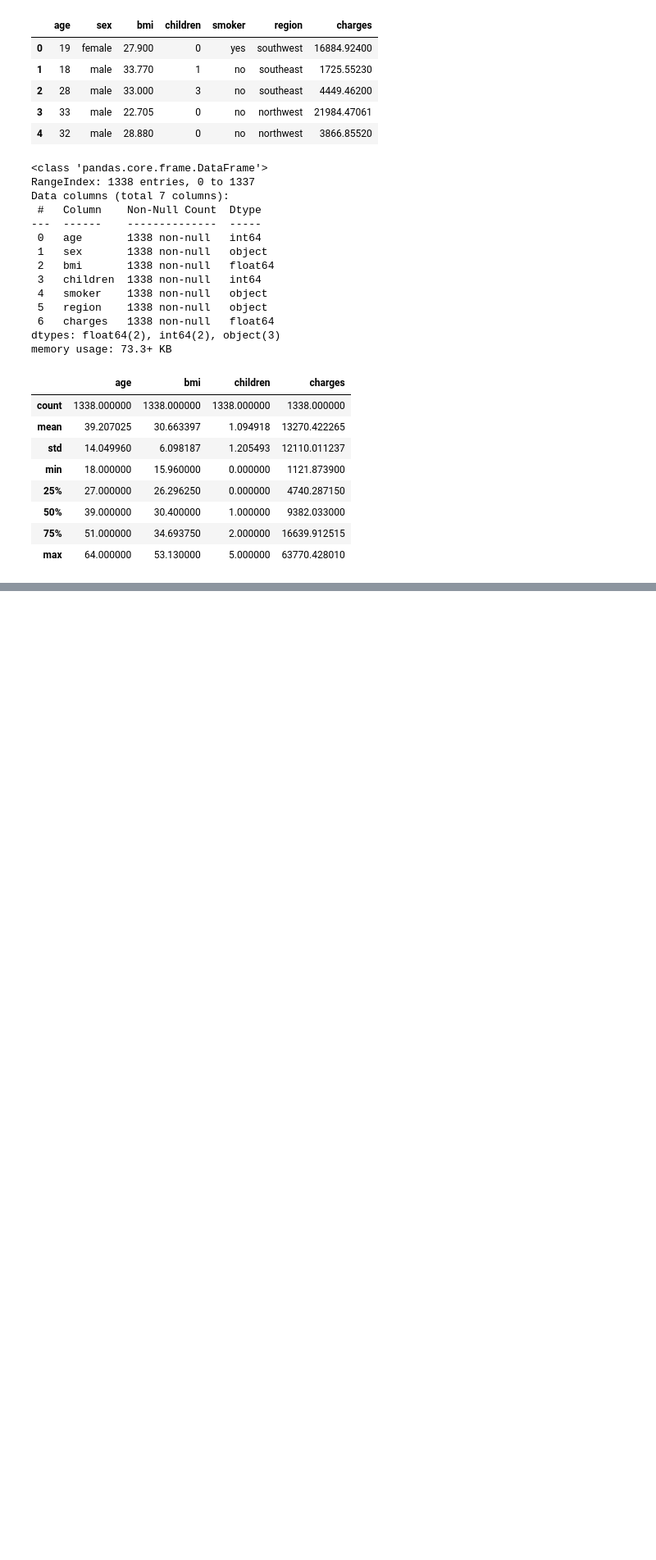
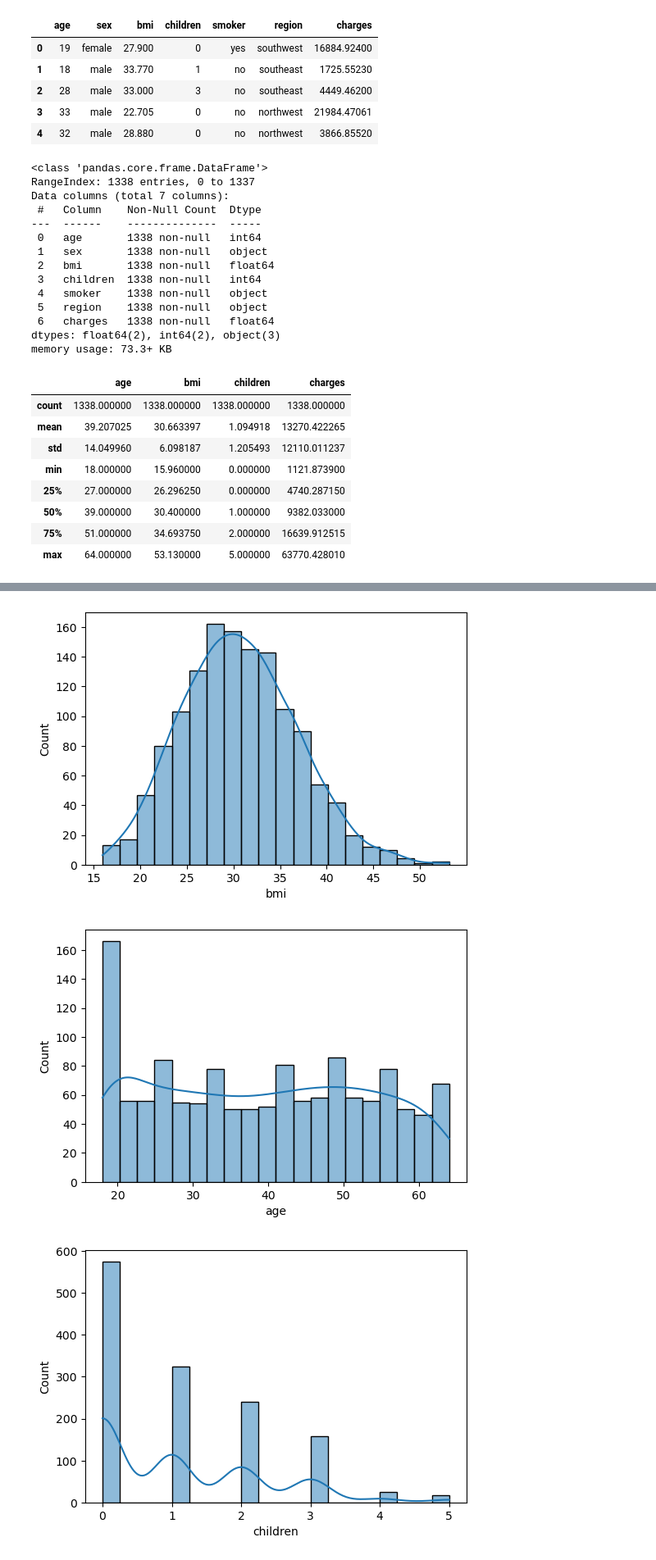
Before and after one commit to khushishahs02/exploratory-data-analysis, a Jupyter notebook: insurance/insurance.ipynb, the cells around one changed output, grey strips where cells are left out. Shown at 82% size. Drawn from its saved outputs; the diff is of its cells as text; code cells hidden in the pictures; blank space fills up the shorter version.

```diff
--- a/insurance/insurance.ipynb
+++ b/insurance/insurance.ipynb
@@ -76,15 +76,3 @@ data.describe()
 | 50% | 39.000000 | 30.400000 | 1.000000 | 9382.033000 |
 | 75% | 51.000000 | 34.693750 | 2.000000 | 16639.912515 |
 | max | 64.000000 | 53.130000 | 5.000000 | 63770.428010 |
-# %%
-# Plot histograms for the four numeric columns
-plt.figure(figsize=(12, 8))
-
-numeric_cols = ['age', 'bmi', 'children', 'charges']
-for i, col in enumerate(numeric_cols, 1):
-    plt.subplot(2, 2, i)
-    sns.histplot(data[col], kde=True)
-    plt.title(f'Distribution of {col}')
-
-plt.tight_layout()
-plt.show()
@@ -90,0 +90,9 @@ plt.show()
+# %%
+numeric_columns = ['bmi','age','children', 'charges']
+for col in numeric_columns :
+    plt.figure(figsize = (6,4))
+    sns.histplot(data[col],kde = True, bins = 20)
+# %% [output]
+[figure, added]
+[figure, added]
+[figure, added]
```
Also changed, not shown: parts of 9 cells of this notebook.
